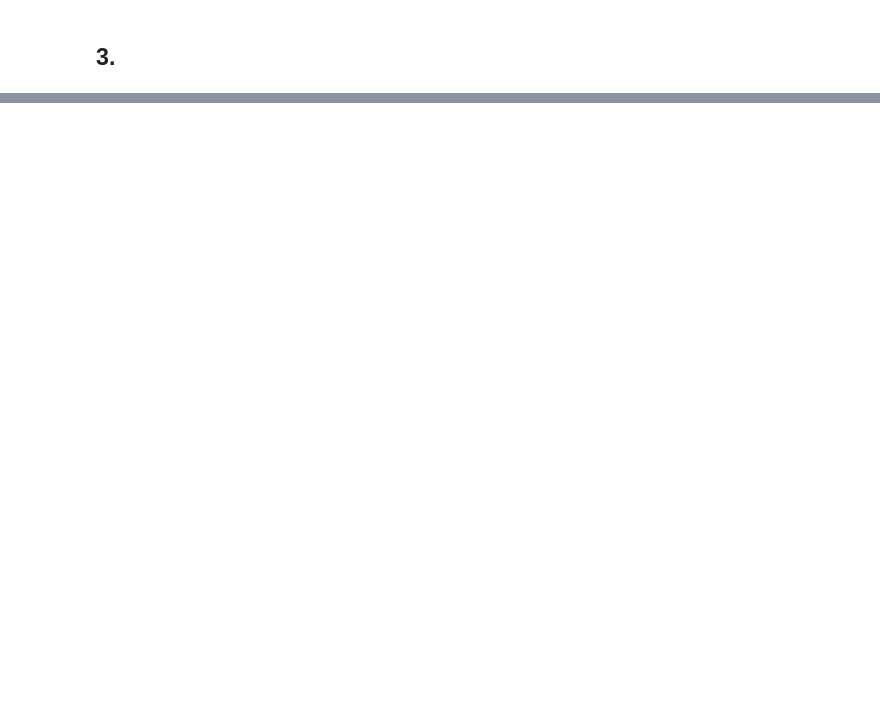
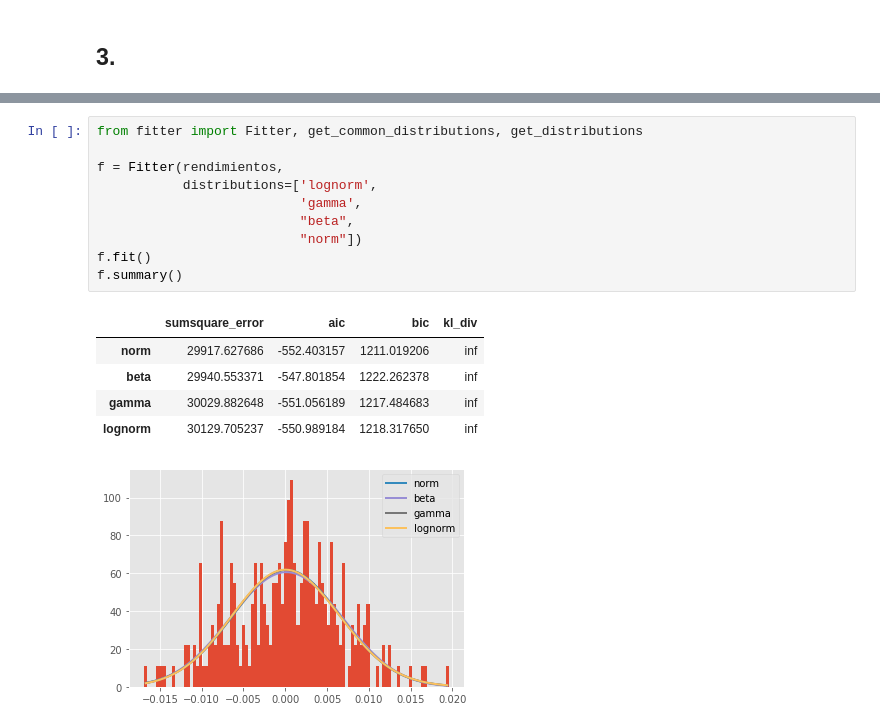
Before and after one commit to scardenol/proc_est2, a Jupyter notebook: edes.ipynb, the cells around one changed output, grey strips where cells are left out. Drawn from its saved outputs; the diff is of its cells as text; blank space fills up the shorter version.

```diff
--- a/edes.ipynb
+++ b/edes.ipynb
@@ -316,0 +333,17 @@ hist
+# %%
+from fitter import Fitter, get_common_distributions, get_distributions
+
+f = Fitter(rendimientos,
+           distributions=['lognorm',
+                          'gamma',
+                          "beta",
+                          "norm"])
+f.fit()
+f.summary()
+# %% [output]
+|  | sumsquare_error | aic | bic | kl_div |
+| norm | 29917.627686 | -552.403157 | 1211.019206 | inf |
+| beta | 29940.553371 | -547.801854 | 1222.262378 | inf |
+| gamma | 30029.882648 | -551.056189 | 1217.484683 | inf |
+| lognorm | 30129.705237 | -550.989184 | 1218.317650 | inf |
+[figure, added]
```
Also changed, not shown: parts of 22 cells of this notebook.
